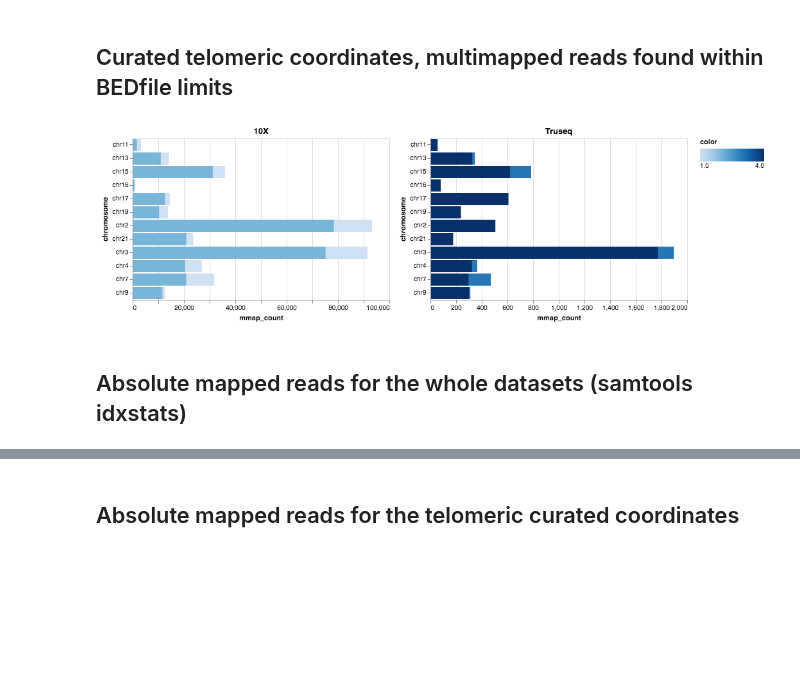
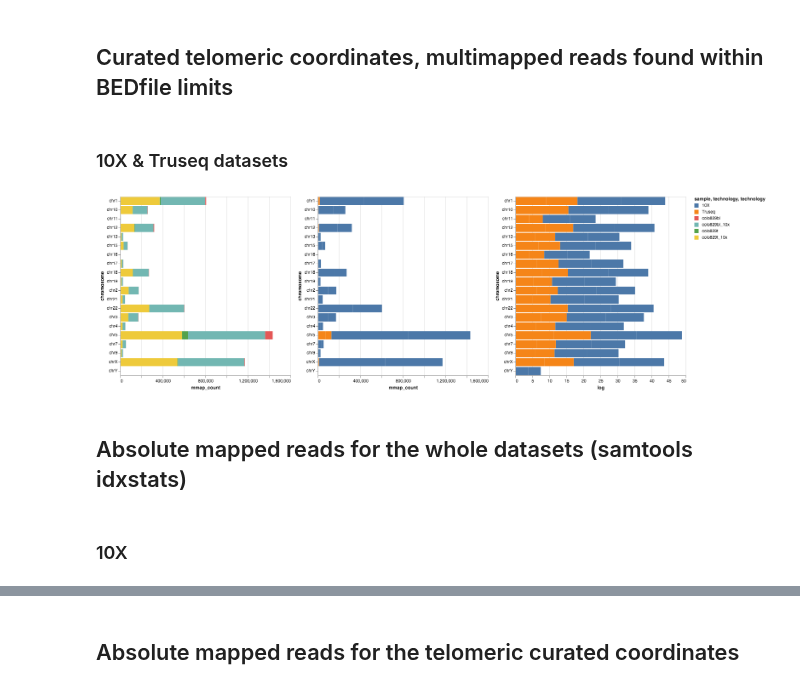
Before and after one commit to umccr/10x, a Jupyter notebook: telomeres/notebooks/counts.ipynb, the cells around one changed output, grey strips where cells are left out. Saved outputs shown, nothing was run; the diff lists cells and outputs as text; code cells hidden in the pictures; blank space fills up the shorter version.

Commit message:
Same X axis plots, logplots too. Still horrible code replication but a tad cleaner

```diff
--- a/telomeres/notebooks/counts.ipynb
+++ b/telomeres/notebooks/counts.ipynb
@@ -7,16 +7,23 @@ import pandas as pd
 import numpy as np
 # %% [markdown]
 ## Curated telomeric coordinates, multimapped reads found within BEDfile limits
+# %% [markdown]
+### 10X & Truseq datasets
 # %%
 colo829bl_10x = pd.read_csv("../data/processed/manual_telomere_coords/COLO829BL-10X-hg38.hist.csv", dtype={"mmap_count": np.int})
 colo829t_10x = pd.read_csv("../data/processed/manual_telomere_coords/COLO829T-10X-hg38.hist.csv", dtype={"mmap_count": np.int})
 colo829bl = pd.read_csv("../data/processed/manual_telomere_coords/COLO829BL-hg38.hist.csv", dtype={"mmap_count": np.int})
 colo829t = pd.read_csv("../data/processed/manual_telomere_coords/COLO829T-hg38.hist.csv", dtype={"mmap_count": np.int})
 
-colo829bl_10x['color'] = 1
-colo829t_10x['color'] = 2
-colo829bl['color'] = 3
-colo829t['color'] = 4
+colo829bl_10x['technology'] = '10X'
+colo829bl_10x['sample'] = 'colo829bl_10x'
+colo829t_10x['technology'] = '10X'
+colo829t_10x['sample'] = 'colo829t_10x'
+
+colo829t['technology'] = 'Truseq'
+colo829t['sample'] = 'colo829t'
+colo829bl['technology'] = 'Truseq'
+colo829bl['sample'] = 'colo829bl'
 # %%
 datasets = [colo829bl_10x, colo829t_10x, colo829bl, colo829t]
 datasets_excluded_chroms = []
@@ -35,31 +41,34 @@ for ds in datasets:
     datasets_excluded_chroms.append(ds)
-# %%
-charts = []
-
-for ds in datasets_excluded_chroms:
-    charts.append(alt.Chart(ds).mark_bar().encode(
-        x = 'mmap_count',
-        y = 'chromosome',
-        color = 'color'
-    ))
-
-charts[0].title = "COLO829BL_10X"
-charts[1].title = "COLO829T_10X"
-charts[2].title = "COLO829BL"
-charts[3].title = "COLO829T"
-
-charts[0].title = "10X"
-charts[1].title = "10X"
-charts[2].title = "Truseq"
-charts[3].title = "Truseq"
-
-# Titles will not concatenate when Layering plots like I do here with 10x vs Truseq.
-# This is, I think, because bugs in vega-lite merged in March not yet upstreamed: https://github.com/altair-viz/altair/issues/585 and https://github.com/vega/vega-lite/pull/3620
-(charts[0] + charts[1]) | (charts[2] + charts[3])
-# %% [output]
-[figure, removed]
+# %%
+#dataset_curated = pd.concat(datasets_excluded_chroms, ignore_index=True)
+dataset_curated = pd.concat(datasets, ignore_index=True)
+dataset_curated["log"] = dataset_curated["mmap_count"].apply(np.log)
+
+sample_chart = alt.Chart(dataset_curated).mark_bar().encode(
+        x = 'mmap_count:Q',
+        y = 'chromosome:N',
+        color = 'sample:N'
+)
+
+tech_chart = alt.Chart(dataset_curated).mark_bar().encode(
+        x = 'mmap_count:Q',
+        y = 'chromosome:N',
+        color = 'technology:N'
+)
+
+logplot = alt.Chart(dataset_curated).mark_bar().encode(
+        x = 'log:Q',
+        y = 'chromosome:N',
+        color = 'technology:N'
+)
+
+sample_chart | tech_chart | logplot
+# %% [output]
+[figure, added]
 # %% [markdown]
 ## Absolute mapped reads for the whole datasets (samtools idxstats)
+# %% [markdown]
+### 10X
 # %%
 colo829bl_10x_baseline = pd.read_csv("../data/processed/colo829_baseline/COLO829BL-10X-baseline-idxstats-hg38.hist.csv", dtype={"mmap_count": np.int})
 colo829t_10x_baseline = pd.read_csv("../data/processed/colo829_baseline/COLO829T-10X-baseline-idxstats-hg38.hist.csv", dtype={"mmap_count": np.int})
```
Also changed, not shown: parts of 8 cells of this notebook.
